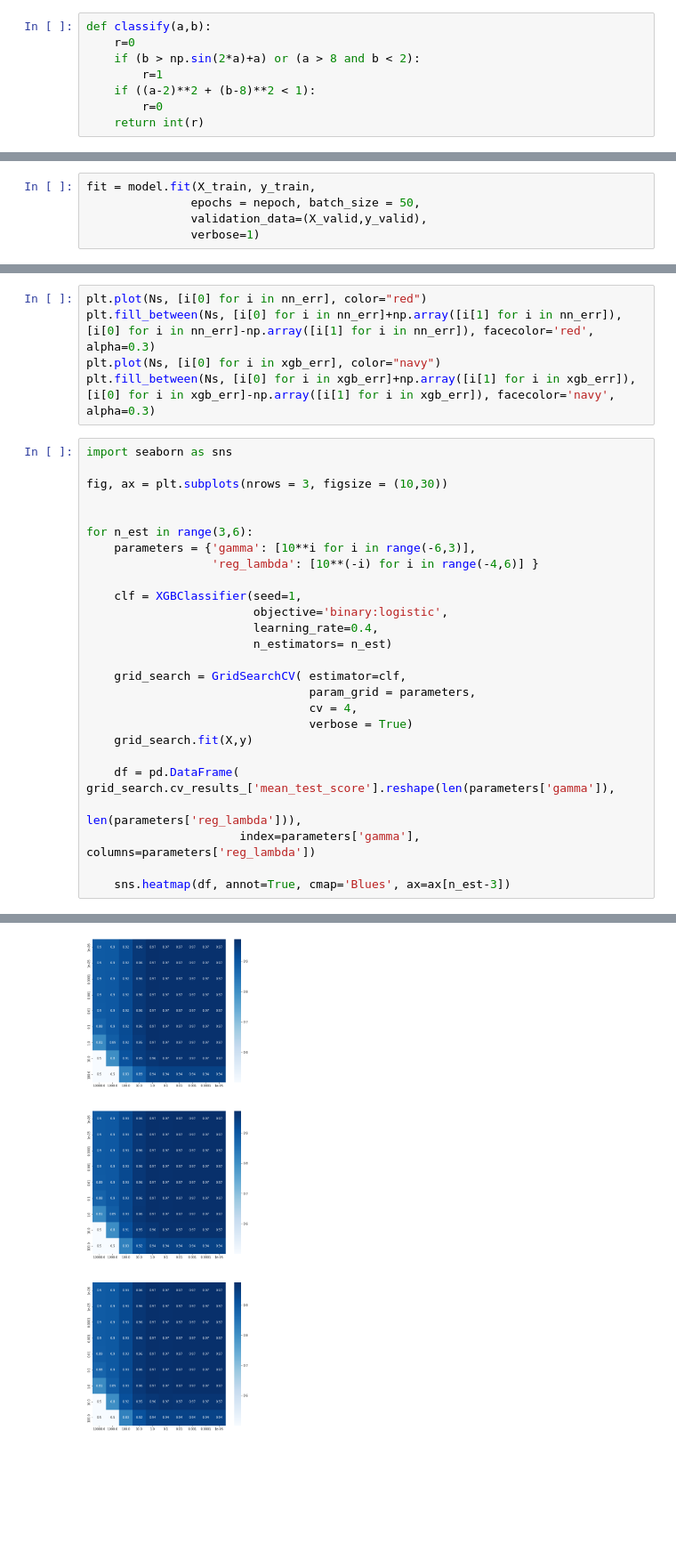
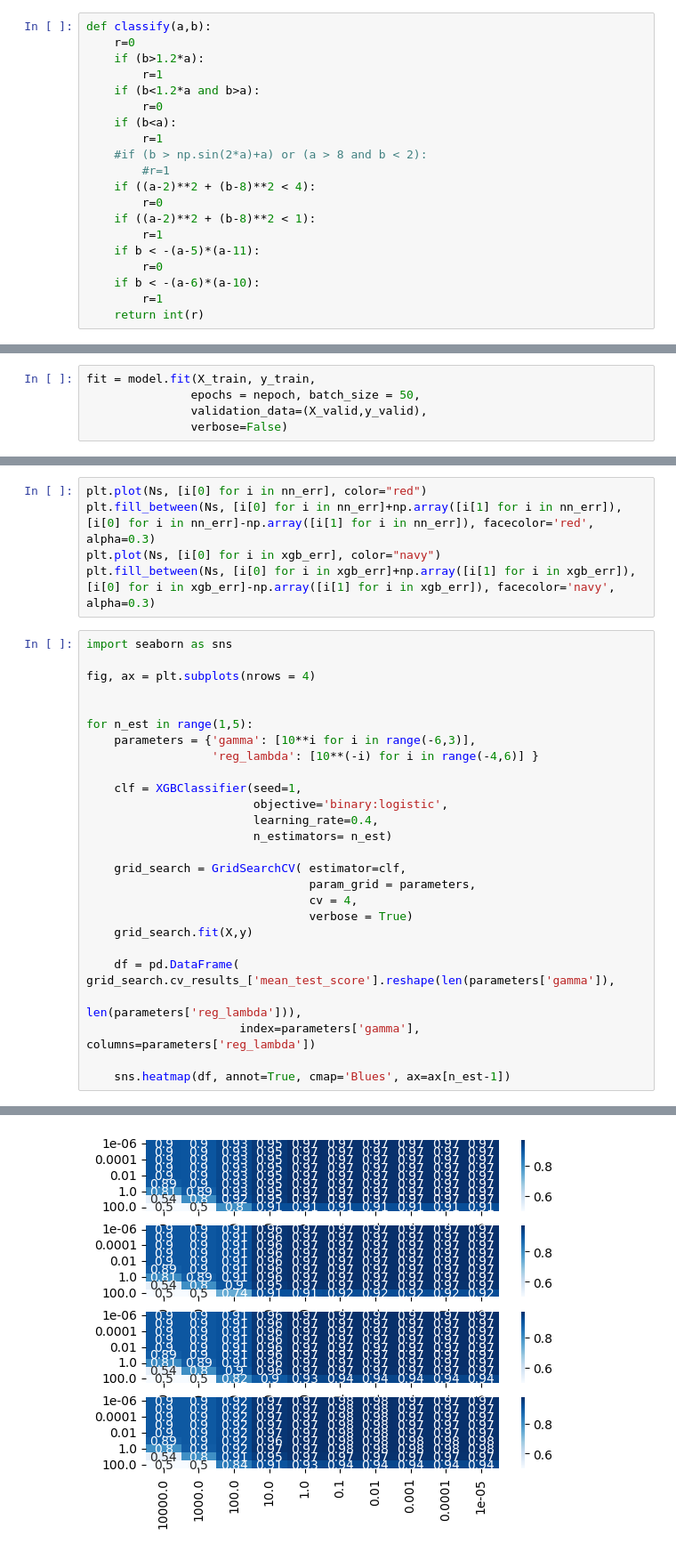
Before and after one commit to davbac/LCP-modB, a Jupyter notebook: ex04/group2309_exercise4.ipynb, the cells around one changed output, grey strips where cells are left out. Shown at 89% size. Cells and saved outputs as stored; diff of their text form; blank space fills up the shorter version.

```diff
--- a/ex04/group2309_exercise4.ipynb
+++ b/ex04/group2309_exercise4.ipynb
@@ -26,10 +28,22 @@ We created a dataset which features a sine wave, a square and a circle to classi
 # %%
 def classify(a,b):
     r=0
-    if (b > np.sin(2*a)+a) or (a > 8 and b < 2):
+    if (b>1.2*a):
         r=1
+    if (b<1.2*a and b>a):
+        r=0
+    if (b<a):
+        r=1
+    #if (b > np.sin(2*a)+a) or (a > 8 and b < 2):
+        #r=1
+    if ((a-2)**2 + (b-8)**2 < 4):
+        r=0
     if ((a-2)**2 + (b-8)**2 < 1):
+        r=1
+    if b < -(a-5)*(a-11):
         r=0
+    if b < -(a-6)*(a-10):
+        r=1
     return int(r)
 # %%
 N=3000
@@ -80,4 +118,4 @@ model.compile(loss='binary_crossentropy',
 fit = model.fit(X_train, y_train,
                epochs = nepoch, batch_size = 50,
                validation_data=(X_valid,y_valid),
-               verbose=1)
+               verbose=False)
@@ -244,10 +315,10 @@ plt.fill_between(Ns, [i[0] for i in xgb_err]+np.array([i[1] for i in xgb_err]),
 # %%
 import seaborn as sns
 
-fig, ax = plt.subplots(nrows = 3, figsize = (10,30))
+fig, ax = plt.subplots(nrows = 4)
 
 
-for n_est in range(3,6):
+for n_est in range(1,5):
     parameters = {'gamma': [10**i for i in range(-6,3)],
                   'reg_lambda': [10**(-i) for i in range(-4,6)] }
 
@@ -266,7 +337,7 @@ for n_est in range(3,6):
                                                                           len(parameters['reg_lambda'])),
                       index=parameters['gamma'], columns=parameters['reg_lambda'])
 
-    sns.heatmap(df, annot=True, cmap='Blues', ax=ax[n_est-3])
+    sns.heatmap(df, annot=True, cmap='Blues', ax=ax[n_est-1])
 # %% [output]
 Fitting 4 folds for each of 90 candidates, totalling 360 fits
 Fitting 4 folds for each of 90 candidates, totalling 360 fits
@@ -274 +346 @@ Fitting 4 folds for each of 90 candidates, totalling 360 fits
-[figure, old version]
+[figure, new version]
```
Also changed, not shown: parts of 12 cells of this notebook.
